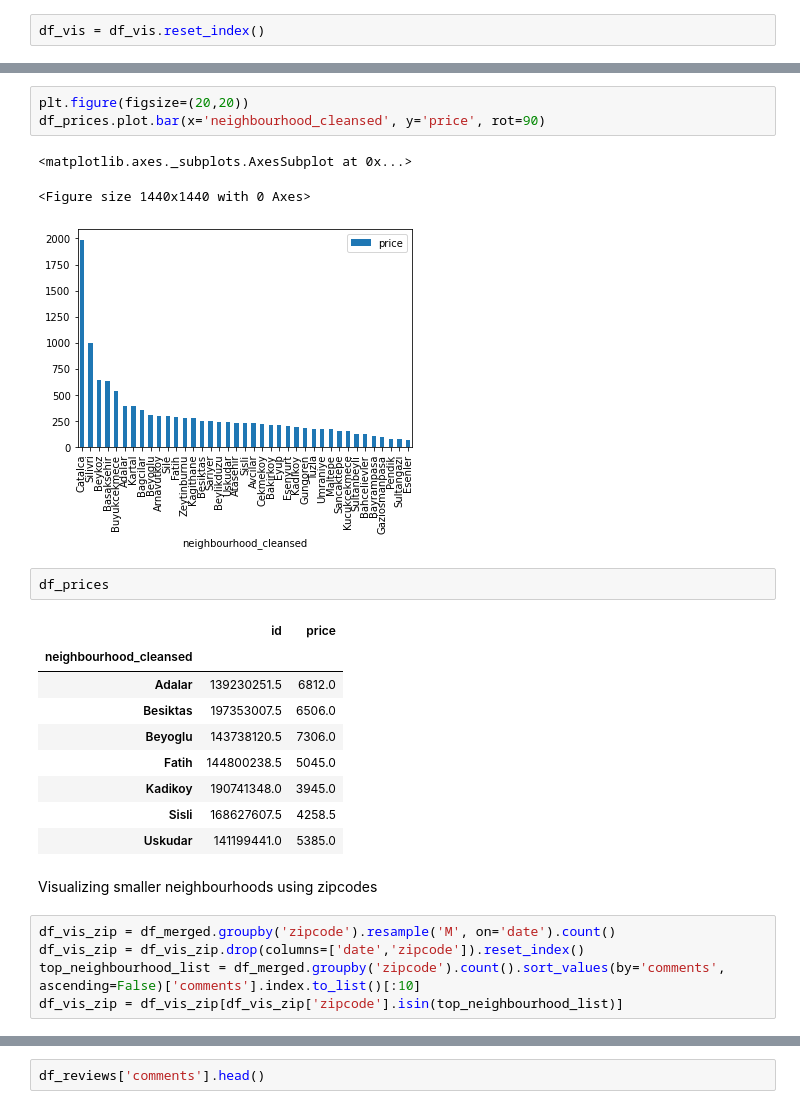
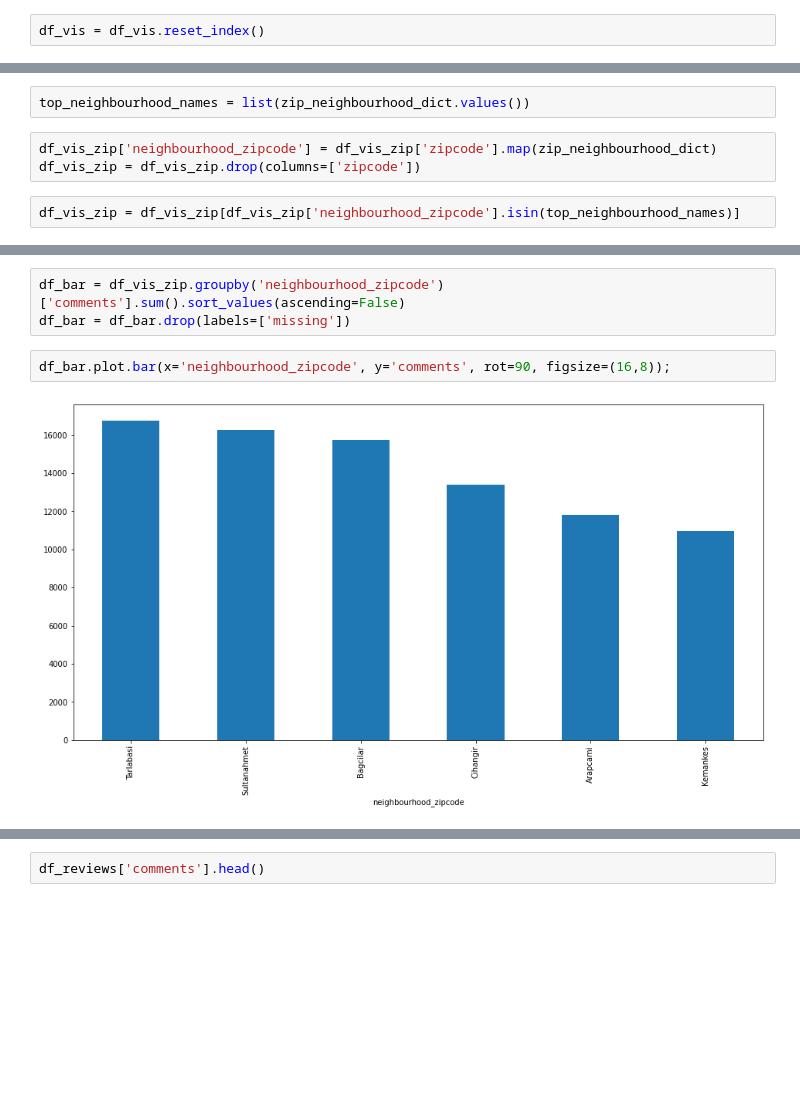
Before and after one commit to OzanGenc/Airbnb-Istanbul-ReviewScorePrediction, a Jupyter notebook: WordCloud.ipynb, the cells around one changed output, grey strips where cells are left out. Saved outputs shown, nothing was run; the diff lists cells and outputs as text; blank space fills up the shorter version.

```diff
--- a/WordCloud.ipynb
+++ b/WordCloud.ipynb
@@ -206,2 +215,9 @@ df_vis.head(100)
+# %%
+top_neighbourhood_names = list(zip_neighbourhood_dict.values())
+# %%
+df_vis_zip['neighbourhood_zipcode'] = df_vis_zip['zipcode'].map(zip_neighbourhood_dict)
+df_vis_zip = df_vis_zip.drop(columns=['zipcode'])
+# %%
+df_vis_zip = df_vis_zip[df_vis_zip['neighbourhood_zipcode'].isin(top_neighbourhood_names)]
 # %%
 plt.figure(figsize=(20,10))
@@ -217,26 +308,7 @@ df_prices = df_prices.sort_values(by='price', ascending=False)
+# %%
+df_bar = df_vis_zip.groupby('neighbourhood_zipcode')['comments'].sum().sort_values(ascending=False)
+df_bar = df_bar.drop(labels=['missing'])
 # %%
-plt.figure(figsize=(20,20))
-df_prices.plot.bar(x='neighbourhood_cleansed', y='price', rot=90)
+df_bar.plot.bar(x='neighbourhood_zipcode', y='comments', rot=90, figsize=(16,8));
 # %% [output]
-<matplotlib.axes._subplots.AxesSubplot at 0x...>
-<Figure size 1440x1440 with 0 Axes>
-[figure, old version]
+[figure, new version]
-# %%
-df_prices
-# %% [output]
-|  | id | price |
-| neighbourhood_cleansed |  |  |
-| Adalar | 139230251.5 | 6812.0 |
-| Besiktas | 197353007.5 | 6506.0 |
-| Beyoglu | 143738120.5 | 7306.0 |
-| Fatih | 144800238.5 | 5045.0 |
-| Kadikoy | 190741348.0 | 3945.0 |
-| Sisli | 168627607.5 | 4258.5 |
-| Uskudar | 141199441.0 | 5385.0 |
-# %% [markdown]
-Visualizing smaller neighbourhoods using zipcodes
-# %%
-df_vis_zip = df_merged.groupby('zipcode').resample('M', on='date').count()
-df_vis_zip = df_vis_zip.drop(columns=['date','zipcode']).reset_index()
-top_neighbourhood_list = df_merged.groupby('zipcode').count().sort_values(by='comments', ascending=False)['comments'].index.to_list()[:10]
-df_vis_zip = df_vis_zip[df_vis_zip['zipcode'].isin(top_neighbourhood_list)]
```
Also changed, not shown: parts of 33 cells of this notebook.
